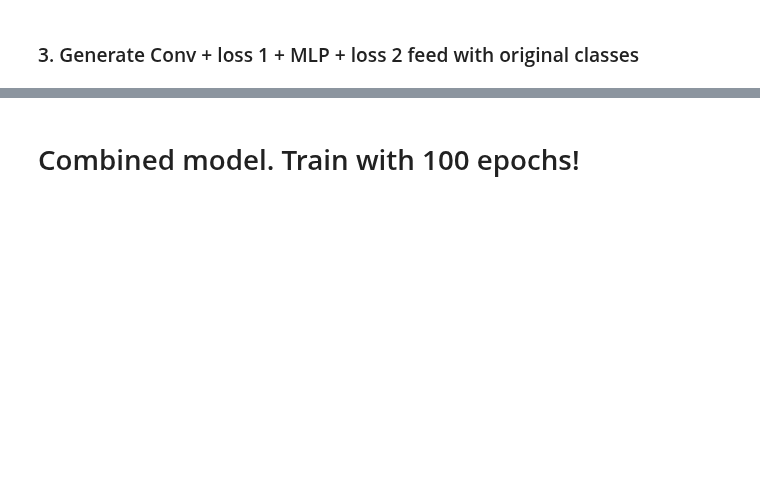
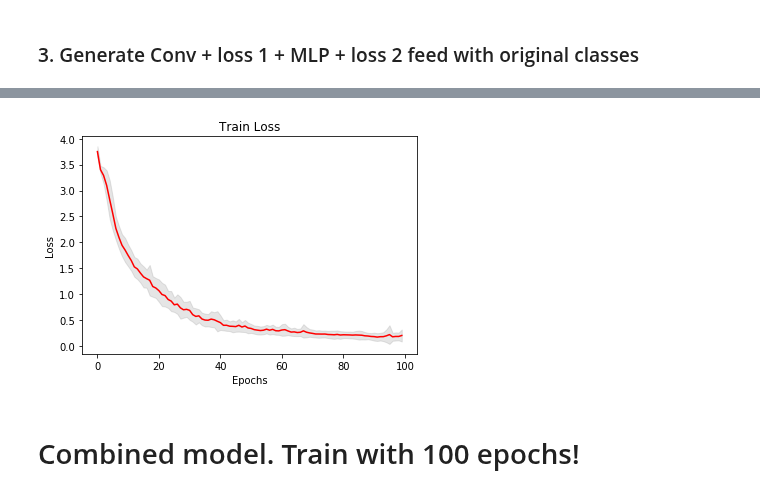
Before and after one commit to natbolon/DL, a Jupyter notebook: Project1/MP1_clean.ipynb, the cells around one changed output, grey strips where cells are left out. Cells and saved outputs as stored; diff of their text form; code cells hidden in the pictures; blank space fills up the shorter version.

```diff
--- a/Project1/MP1_clean.ipynb
+++ b/Project1/MP1_clean.ipynb
@@ -156,8 +174,8 @@ def compute_nb_errors(model, input, target, mini_batch_size=100):
 class Net_Conv(nn.Module):
     def __init__(self, nb_hidden):
         super(Net_Conv, self).__init__()
-        self.conv1 = nn.Conv2d(1, 32, kernel_size=5)
-        self.conv2 = nn.Conv2d(32, 64, kernel_size=5)
+        self.conv1 = nn.Conv2d(1, 16, kernel_size=5)
+        self.conv2 = nn.Conv2d(16, 64, kernel_size=5)
         self.fc1 = nn.Linear(256, nb_hidden)
         self.fc2 = nn.Linear(nb_hidden, 10)
 
@@ -172,9 +190,9 @@ class Net_Conv(nn.Module):
 class Net_Full(nn.Module):
     def __init__(self):
         super(Net_Full, self).__init__()
-        self.fc1 = nn.Linear(20, 100)
-        self.fc2 = nn.Linear(100,200)
-        self.fc3 = nn.Linear(200, 2)
+        self.fc1 = nn.Linear(20, 50)
+        self.fc2 = nn.Linear(50,100)
+        self.fc3 = nn.Linear(100, 2)
 
     def forward(self,x):
         x = F.relu(self.fc1(x))
@@ -224,7 +248,7 @@ class Net_small_all(nn.Module):
 # %% [markdown]
 ### 3. Generate Conv + loss 1 + MLP + loss 2 feed with original classes
 # %%
-train_input, train_target_bin, train_classes_one_hot = Variable(train_input), Variable(train_target_bin), Variable(train_classes_one_hot)
-test_input, test_target_bin, test_classes_one_hot = Variable(test_input), Variable(test_target_bin), Variable(test_classes_one_hot)
-print(train_input.shape, train_target_bin.shape, train_classes_one_hot.shape)
-print(test_input.shape, test_target_bin.shape, test_classes_one_hot.shape)
+train_input, train_target_bin, train_classes_one_hot, train_classes = Variable(train_input), Variable(train_target_bin), Variable(train_classes_one_hot), Variable(train_classes)
+test_input, test_target_bin, test_classes_one_hot, test_classes = Variable(test_input), Variable(test_target_bin), Variable(test_classes_one_hot), Variable(test_classes)
+print(train_input.shape, train_target_bin.shape, train_classes_one_hot.shape, train_classes.shape)
+print(test_input.shape, test_target_bin.shape, test_classes_one_hot.shape, test_classes.shape)
@@ -294,3 +349,17 @@ errors, loss = test_model_separate(200, train_input, train_classes_one_hot, trai
+# %%
+l = torch.tensor(loss)
+loss_m = l.mean(0)
+loss_std = l.std(0)
+xdata=list(range(l.size(1)))
+
+plt.figure('Final results')
+plt.title('Train Loss')
+plt.xlabel('Epochs') ; plt.ylabel('Loss')
+plt.plot(xdata, loss_m.tolist(), 'r')
+plt.fill_between(xdata, (loss_m - loss_std).tolist(), (loss_m + loss_std).tolist(),color='gray', alpha=0.2)
+plt.show()
+# %% [output]
+[figure, added]
 # %% [markdown]
 # Combined model. Train with 100 epochs!
 # %%
```
Also changed, not shown: parts of 13 cells of this notebook, 20 other files.
